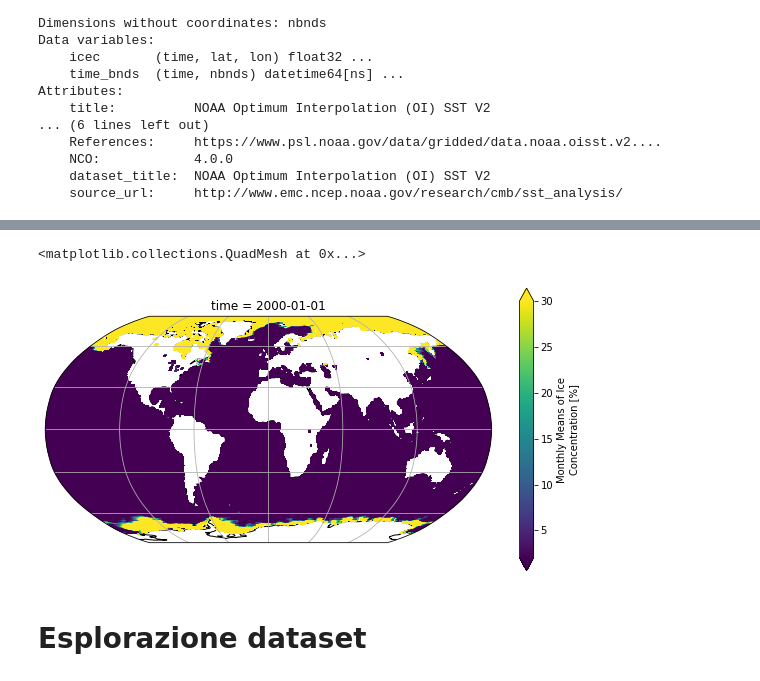
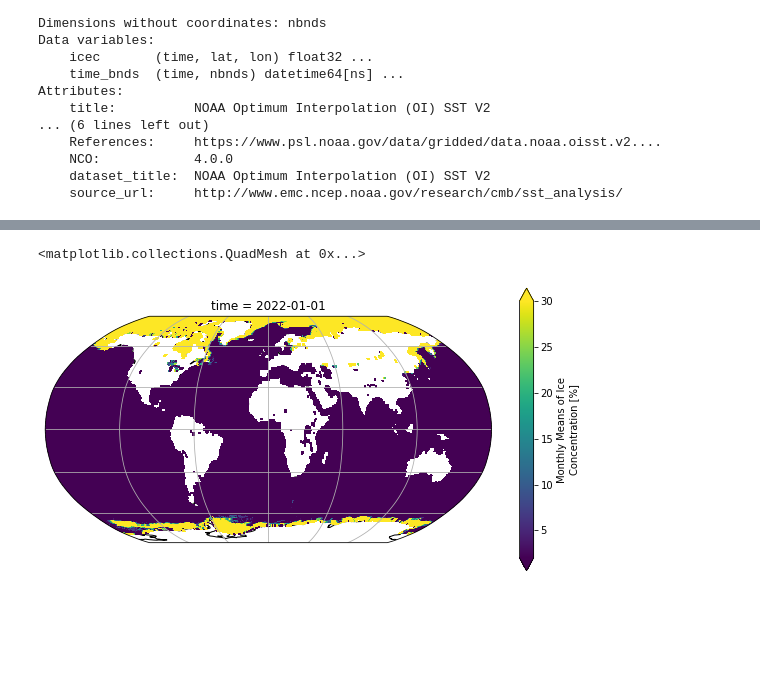
Before and after one commit to lorenzlorg/Big-Data-GIS-project, a Jupyter notebook: project.ipynb, the cells around one changed output, grey strips where cells are left out. Cells and saved outputs as stored; diff of their text form; code cells hidden in the pictures; blank space fills up the shorter version.

```diff
--- a/project.ipynb
+++ b/project.ipynb
@@ -77,13 +211,12 @@ Attributes:
 # %%
-sst = icec_data.icec.sel(time='2000-01-01', method='nearest')
+# per un mese specifico, gennaio dell'anno 2022
+sst = icec_data.icec.sel(time='2022-01-01', method='nearest')
 fig = plt.figure(figsize=(10,13))
 ax = plt.axes(projection=ccrs.Robinson())
 ax.coastlines()
 ax.gridlines()
 sst.plot(ax=ax, transform=ccrs.PlateCarree(),
          vmin=2, vmax=30, cbar_kwargs={'shrink': 0.4})
 # %% [output]
 <matplotlib.collections.QuadMesh at 0x...>
-[figure, old version]
+[figure, new version]
-# %% [markdown]
-# Esplorazione dataset
```
Also changed, not shown: parts of 27 cells of this notebook.
